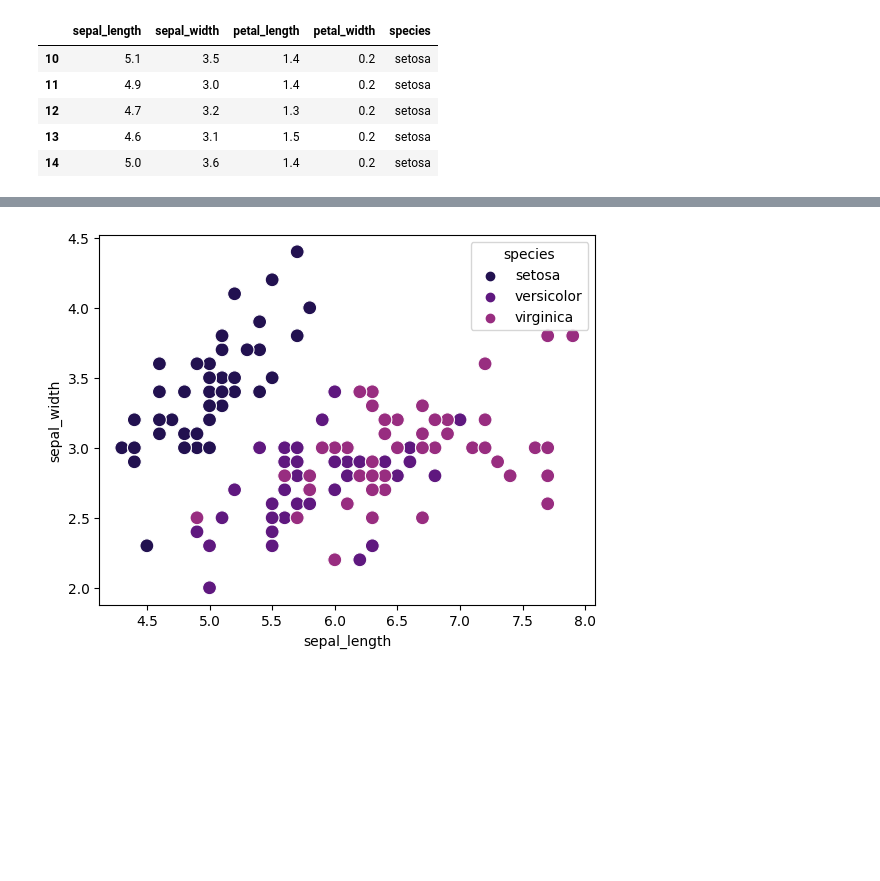
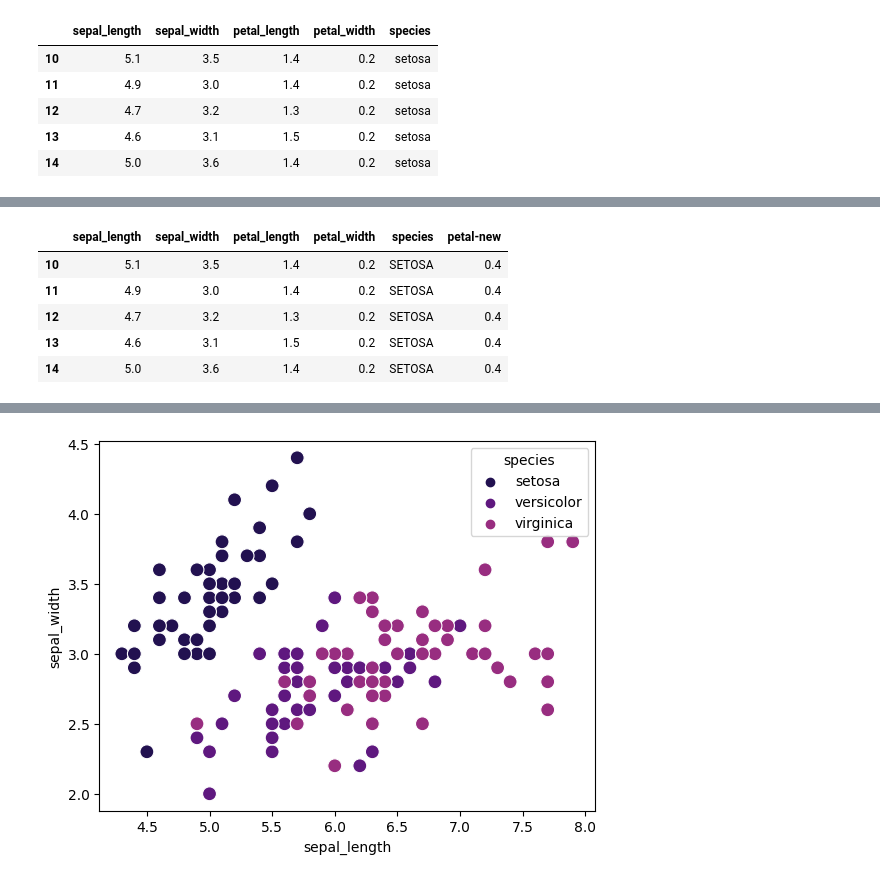
Before and after one commit to Mohji12/Geeks-For-Geeks-, a Jupyter notebook: Week2/Day5.ipynb, the cells around one changed output, grey strips where cells are left out. Cells and saved outputs as stored; diff of their text form; code cells hidden in the pictures; blank space fills up the shorter version.

```diff
--- a/Week2/Day5.ipynb
+++ b/Week2/Day5.ipynb
@@ -286,0 +312,16 @@ df.head()
+# %%
+# apply function is used to apply the functions or changing value of columns on the particular column of the data
+
+from string import ascii_uppercase
+df['petal-new'] = df['petal_width'].apply(lambda x: x + 0.2)
+
+df['species'] = df['species'].apply(lambda x : x.upper())
+# %%
+df.head()
+# %% [output]
+|  | sepal_length | sepal_width | petal_length | petal_width | species | petal-new |
+| 10 | 5.1 | 3.5 | 1.4 | 0.2 | SETOSA | 0.4 |
+| 11 | 4.9 | 3.0 | 1.4 | 0.2 | SETOSA | 0.4 |
+| 12 | 4.7 | 3.2 | 1.3 | 0.2 | SETOSA | 0.4 |
+| 13 | 4.6 | 3.1 | 1.5 | 0.2 | SETOSA | 0.4 |
+| 14 | 5.0 | 3.6 | 1.4 | 0.2 | SETOSA | 0.4 |
```
Also changed, not shown: parts of 3 cells of this notebook.
